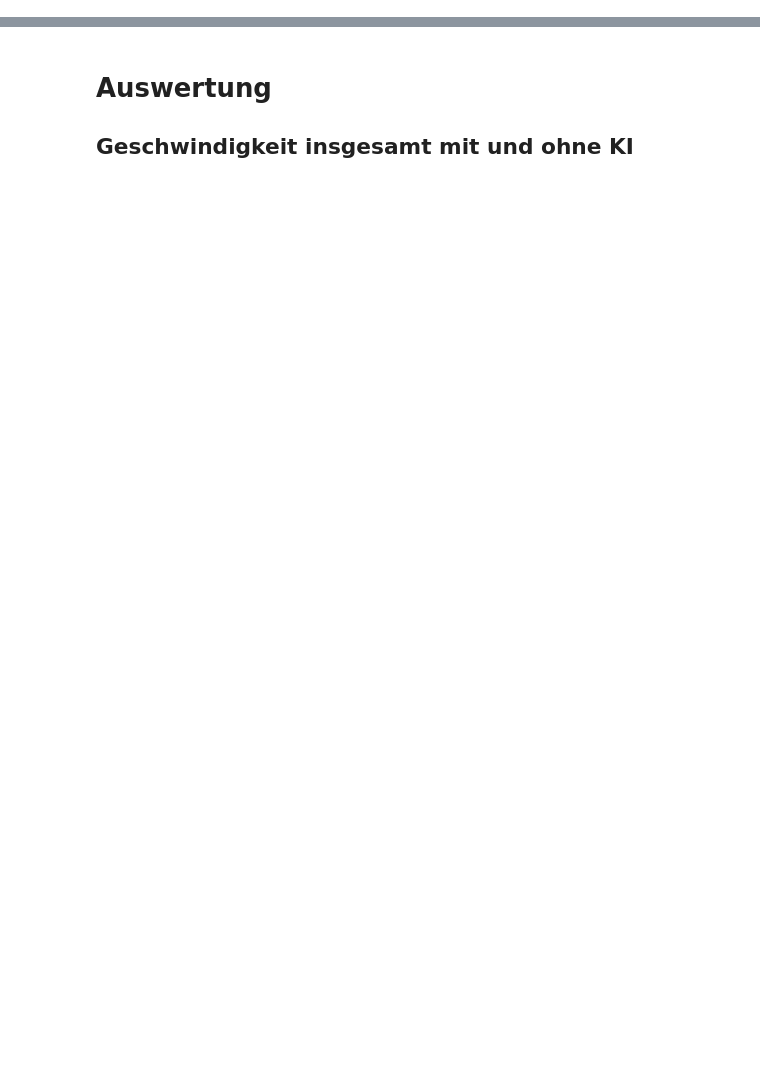
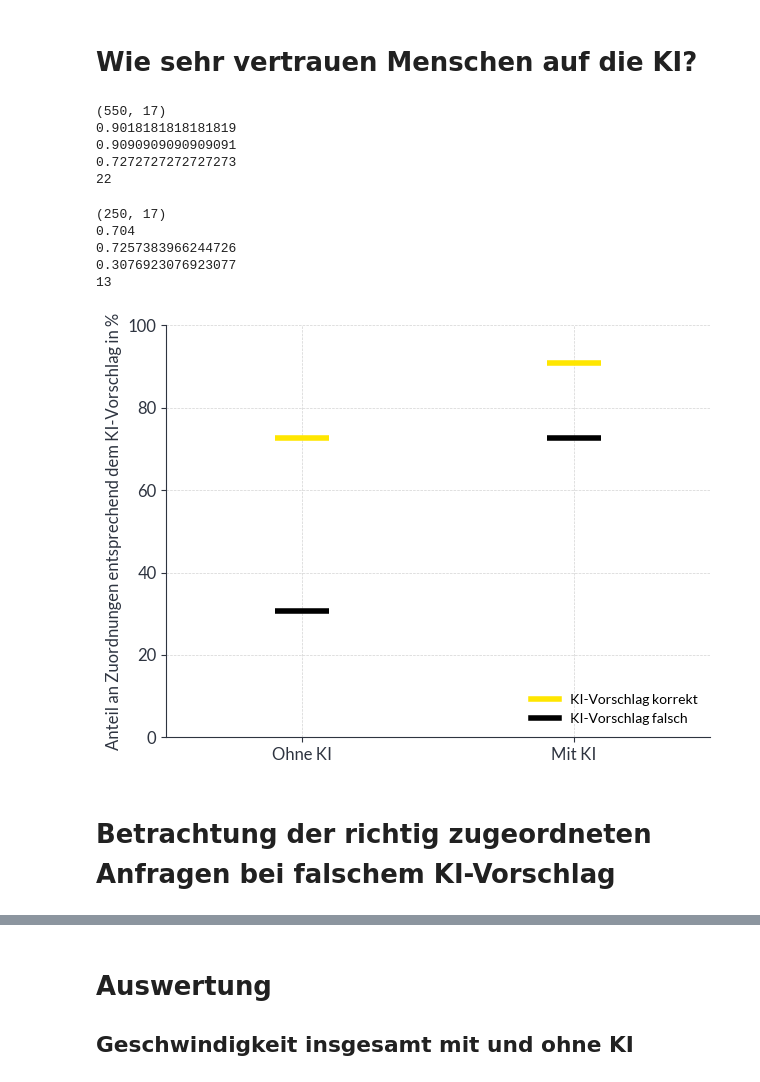
Before and after one commit to anacision-de/postkorb-panic, a Jupyter notebook: analysis/Analysis_Andy.ipynb, the cells around one changed output, grey strips where cells are left out. Cells and saved outputs as stored; diff of their text form; code cells hidden in the pictures; blank space fills up the shorter version.

```diff
--- a/analysis/Analysis_Andy.ipynb
+++ b/analysis/Analysis_Andy.ipynb
@@ -282,0 +55,76 @@ feedback_data = pd.DataFrame(feedback_data)
+# %% [markdown]
+# Wie sehr vertrauen Menschen auf die KI?
+# %%
+rows_with_ai = feedback_data[feedback_data["aiMode"]]
+print(rows_with_ai.shape)
+print(rows_with_ai["aiAgrees"].mean())
+print(rows_with_ai[rows_with_ai["aiCorrect"]]["aiAgrees"].mean())
+print(rows_with_ai[~rows_with_ai["aiCorrect"]]["aiAgrees"].mean())
+print((~rows_with_ai["aiCorrect"]).sum())
+ai_agreement_with_ai = [
+    rows_with_ai[rows_with_ai["aiCorrect"]]["aiAgrees"].mean(),
+    rows_with_ai[~rows_with_ai["aiCorrect"]]["aiAgrees"].mean()
+]
+# %% [output]
+(550, 17)
+0.9018181818181819
+0.9090909090909091
+0.7272727272727273
+22
+# %%
+rows_sans_ai = feedback_data[~feedback_data["aiMode"]]
+print(rows_sans_ai.shape)
+print(rows_sans_ai["aiAgrees"].mean())
+print(rows_sans_ai[rows_sans_ai["aiCorrect"]]["aiAgrees"].mean())
+print(rows_sans_ai[~rows_sans_ai["aiCorrect"]]["aiAgrees"].mean())
+print((~rows_sans_ai["aiCorrect"]).sum())
+ai_agreement_sans_ai = [
+    rows_sans_ai[rows_sans_ai["aiCorrect"]]["aiAgrees"].mean(),
+    rows_sans_ai[~rows_sans_ai["aiCorrect"]]["aiAgrees"].mean()
+]
+# %% [output]
+(250, 17)
+0.704
+0.7257383966244726
+0.3076923076923077
+13
+# %%
+import matplotlib.pyplot as plt
+from matplotlib.lines import Line2D
+
+x_pos = [0, 1]
+
+# Plot vorbereiten
+fig, ax = plt.subplots()
+
+# Vertikale Linien bei "ohne KI" (x=0)
+ax.hlines(xmin=-0.1, xmax=0.1, y=ai_agreement_sans_ai[0]*100, color='#FFE600', linewidth=4, label='ohne KI - grau')
+ax.hlines(xmin=-0.1, xmax=0.1, y=ai_agreement_sans_ai[1]*100, color='black', linewidth=4, label='ohne KI - gelb')
+
+# Vertikale Linien bei "mit KI" (x=1)
+ax.hlines(xmin=0.9, xmax=1.1, y=ai_agreement_with_ai[0]*100, color="#FFE600", linewidth=4, label='mit KI - grau')
+ax.hlines(xmin=0.9, xmax=1.1, y=ai_agreement_with_ai[1]*100, color='black', linewidth=4, label='mit KI - gelb')
+
+# X-Achse beschriften
+ax.set_xticks([0, 1])
+ax.set_xticklabels(['Ohne KI', 'Mit KI'])
+
+# Y-Achse optional formatieren
+ax.set_ylabel('Anteil an Zuordnungen entsprechend dem KI-Vorschlag in %')
+ax.set_ylim(0, 100)
+ax.set_xlim(-0.5, 1.5)
+
+legende = [
+    Line2D([0], [0], color='#FFE600', linewidth=4, label='KI-Vorschlag korrekt'),
+    Line2D([0], [0], color='black', linewidth=4, label='KI-Vorschlag falsch')
+]
+ax.legend(handles=legende, loc="lower right")
+
+# Anzeigen
+plt.tight_layout()
+plt.savefig("./bilder/Uebernehmen_KI_Vorschlaege.pdf")
+plt.show()
+# %% [output]
+[figure, added]
+# %% [markdown]
+# Betrachtung der richtig zugeordneten Anfragen bei falschem KI-Vorschlag
```
Also changed, not shown: parts of 62 cells of this notebook, 1 other file.
